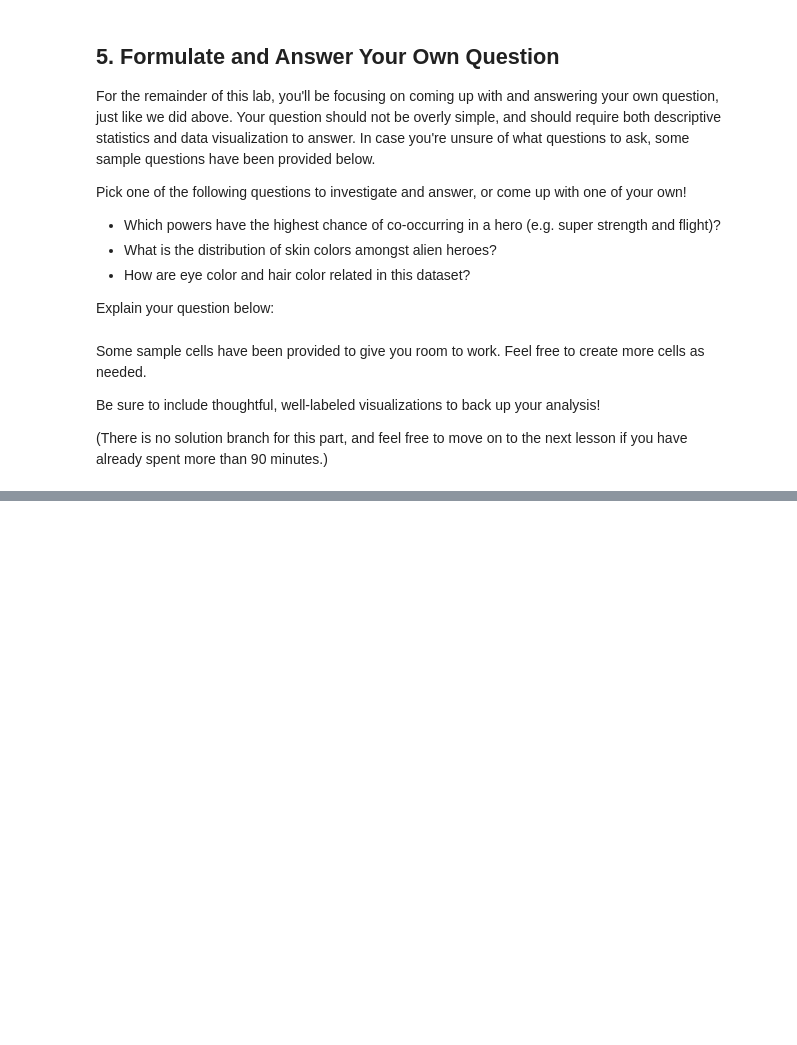
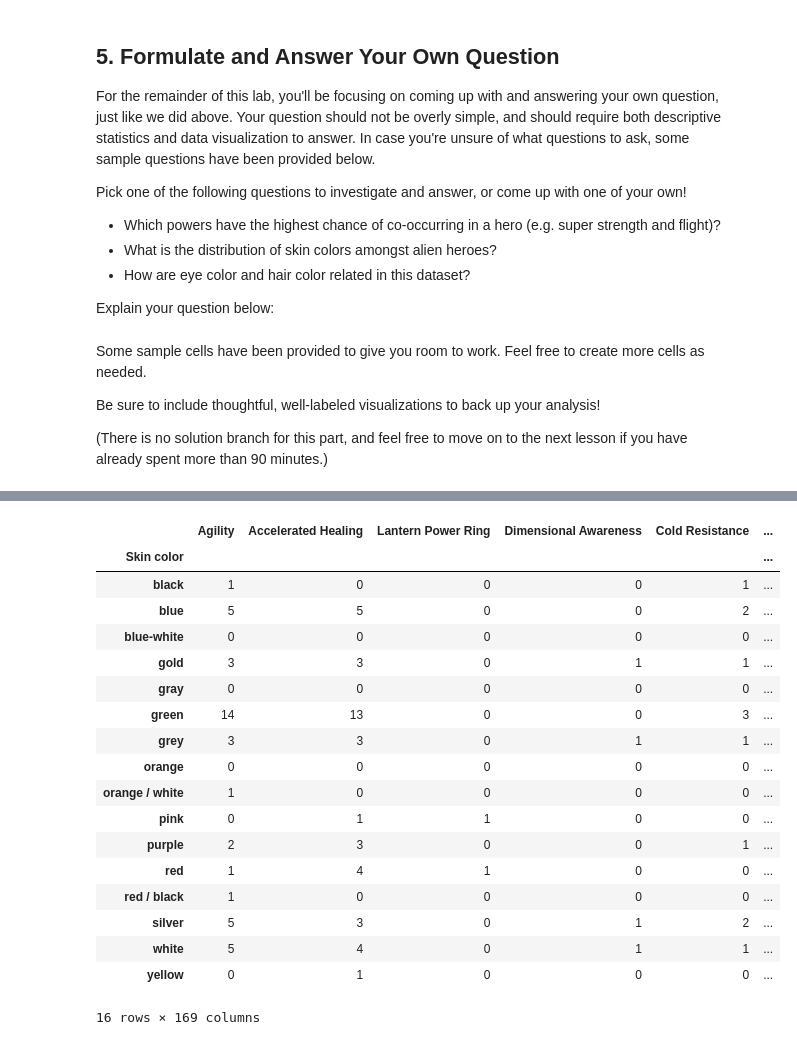
Before and after one commit to ashwin-murty/dsc-pandas-data-cleaning-lab, a Jupyter notebook: index.ipynb, the cells around one changed output, grey strips where cells are left out. Saved outputs shown, nothing was run; the diff lists cells and outputs as text; code cells hidden in the pictures; blank space fills up the shorter version.

```diff
--- a/index.ipynb
+++ b/index.ipynb
@@ -784,0 +921,23 @@ In this lab, you demonstrated your mastery of using pandas to clean and aggregat
+# %%
+total_powers["Sum"] = total_powers.sum(axis = 1)
+total_powers
+# %% [output]
+|  | Agility | Accelerated Healing | Lantern Power Ring | Dimensional Awareness | Cold Resistance | ... |
+| Skin color |  |  |  |  |  | ... |
+| black | 1 | 0 | 0 | 0 | 1 | ... |
+| blue | 5 | 5 | 0 | 0 | 2 | ... |
+| blue-white | 0 | 0 | 0 | 0 | 0 | ... |
+| gold | 3 | 3 | 0 | 1 | 1 | ... |
+| gray | 0 | 0 | 0 | 0 | 0 | ... |
+| green | 14 | 13 | 0 | 0 | 3 | ... |
+| grey | 3 | 3 | 0 | 1 | 1 | ... |
+| orange | 0 | 0 | 0 | 0 | 0 | ... |
+| orange / white | 1 | 0 | 0 | 0 | 0 | ... |
+| pink | 0 | 1 | 1 | 0 | 0 | ... |
+| purple | 2 | 3 | 0 | 0 | 1 | ... |
+| red | 1 | 4 | 1 | 0 | 0 | ... |
+| red / black | 1 | 0 | 0 | 0 | 0 | ... |
+| silver | 5 | 3 | 0 | 1 | 2 | ... |
+| white | 5 | 4 | 0 | 1 | 1 | ... |
+| yellow | 0 | 1 | 0 | 0 | 0 | ... |
+16 rows × 169 columns
```
Also changed, not shown: parts of 25 cells of this notebook.
